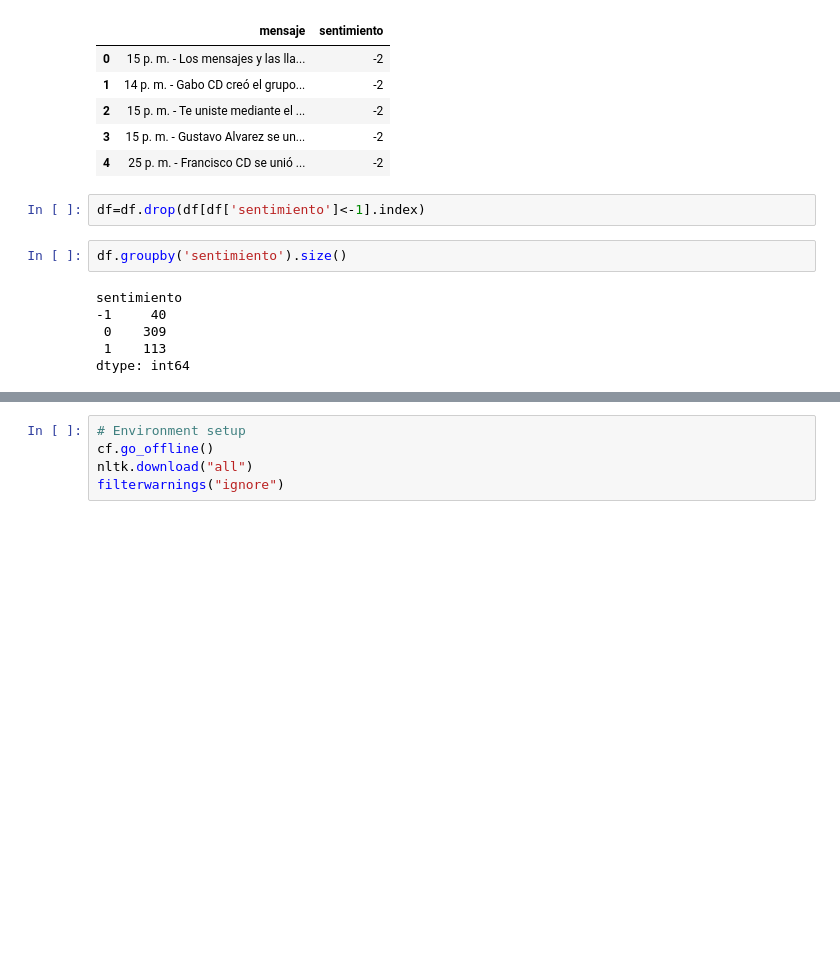
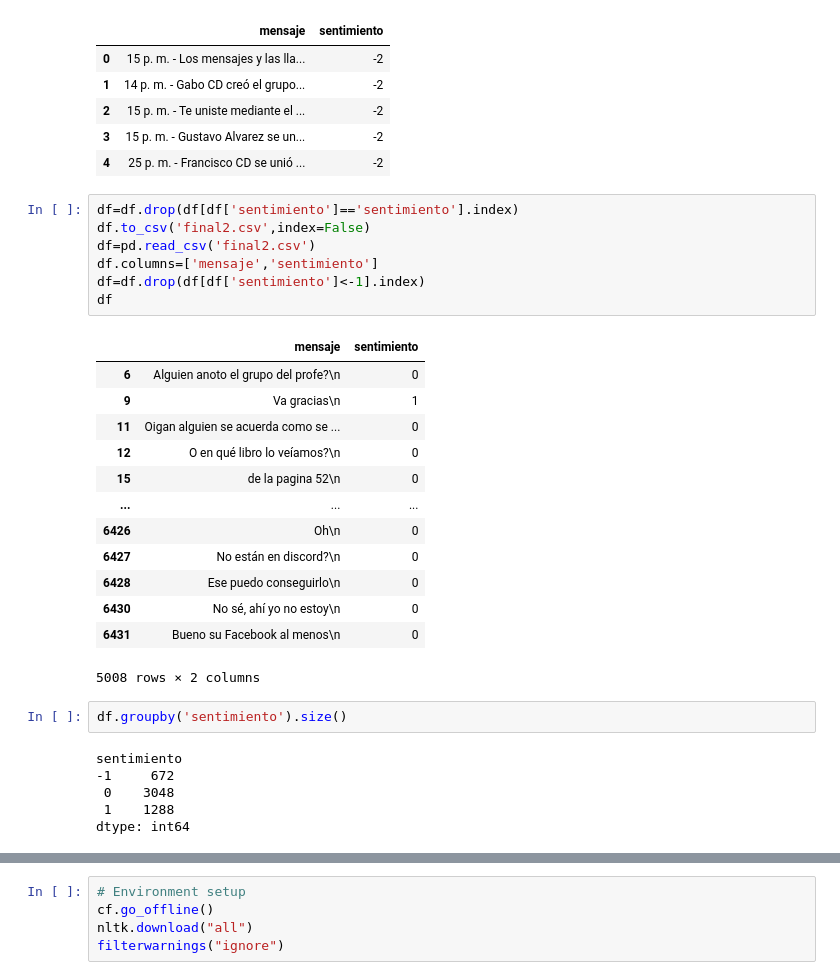
Before and after one commit to marianorobles/AnalisisDeSentimiento, a Jupyter notebook: ModelosPrueba.ipynb, the cells around one changed output, grey strips where cells are left out. Drawn from its saved outputs; the diff is of its cells as text; blank space fills up the shorter version.

```diff
--- a/ModelosPrueba.ipynb
+++ b/ModelosPrueba.ipynb
@@ -14,12 +14,31 @@ df.head()
 # %%
+df=df.drop(df[df['sentimiento']=='sentimiento'].index)
+df.to_csv('final2.csv',index=False)
+df=pd.read_csv('final2.csv')
+df.columns=['mensaje','sentimiento']
 df=df.drop(df[df['sentimiento']<-1].index)
+df
+# %% [output]
+|  | mensaje | sentimiento |
+| 6 | Alguien anoto el grupo del profe?\n | 0 |
+| 9 | Va gracias\n | 1 |
+| 11 | Oigan alguien se acuerda como se ... | 0 |
+| 12 | O en qué libro lo veíamos?\n | 0 |
+| 15 | de la pagina 52\n | 0 |
+| ... | ... | ... |
+| 6426 | Oh\n | 0 |
+| 6427 | No están en discord?\n | 0 |
+| 6428 | Ese puedo conseguirlo\n | 0 |
+| 6430 | No sé, ahí yo no estoy\n | 0 |
+| 6431 | Bueno su Facebook al menos\n | 0 |
+5008 rows × 2 columns
 # %%
 df.groupby('sentimiento').size()
 # %% [output]
 sentimiento
--1     40
- 0    309
- 1    113
+-1     672
+ 0    3048
+ 1    1288
 dtype: int64
 # %%
 # Misc
```
Also changed, not shown: parts of 23 cells of this notebook, 1 other file.
